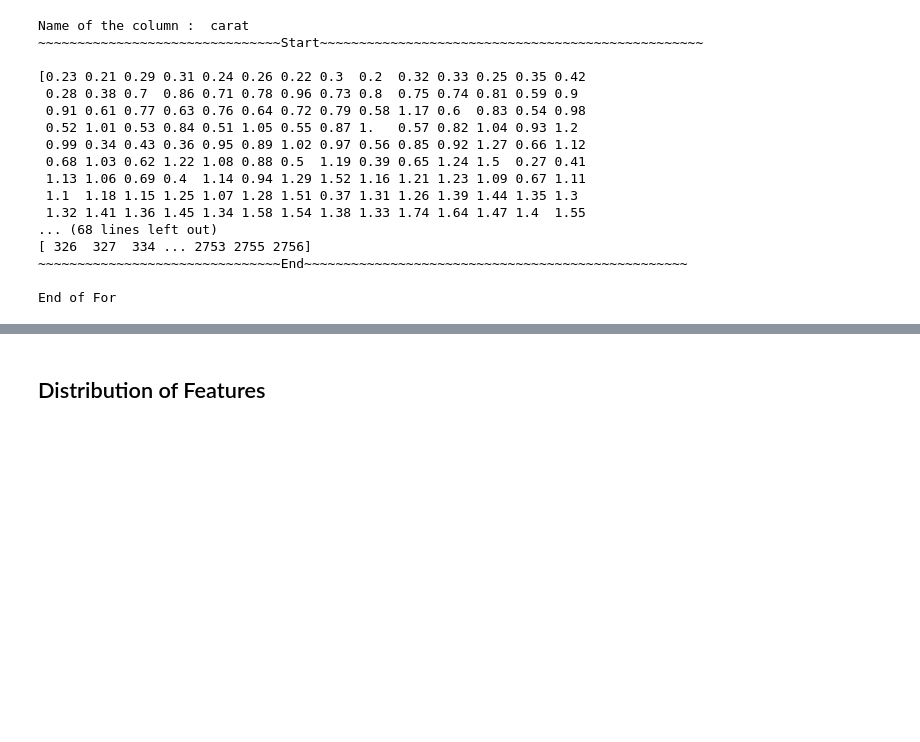
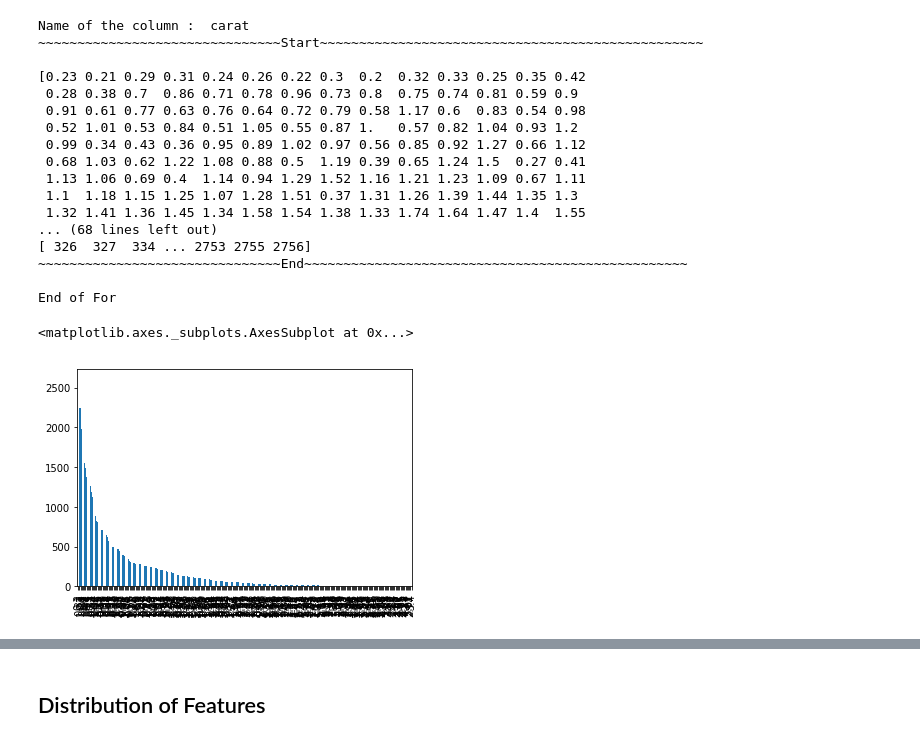
Before and after one commit to SudhakarAnemu/AI-DS-ML-DL-, a Jupyter notebook: ML/PracticeDiamond.ipynb, the cells around one changed output, grey strips where cells are left out. Cells and saved outputs as stored; diff of their text form; code cells hidden in the pictures; blank space fills up the shorter version.

```diff
--- a/ML/PracticeDiamond.ipynb
+++ b/ML/PracticeDiamond.ipynb
@@ -111,3 +109,8 @@ Name of the column :  carat
 ~~~~~~~~~~~~~~~~~~~~~~~~~~~~~~~End~~~~~~~~~~~~~~~~~~~~~~~~~~~~~~~~~~~~~~~~~~~~~~~~~
 
 End of For
+# %%
+ds["carat"].value_counts().plot.bar()
+# %% [output]
+<matplotlib.axes._subplots.AxesSubplot at 0x...>
+[figure, added]
```
Also changed, not shown: parts of 14 cells of this notebook.
